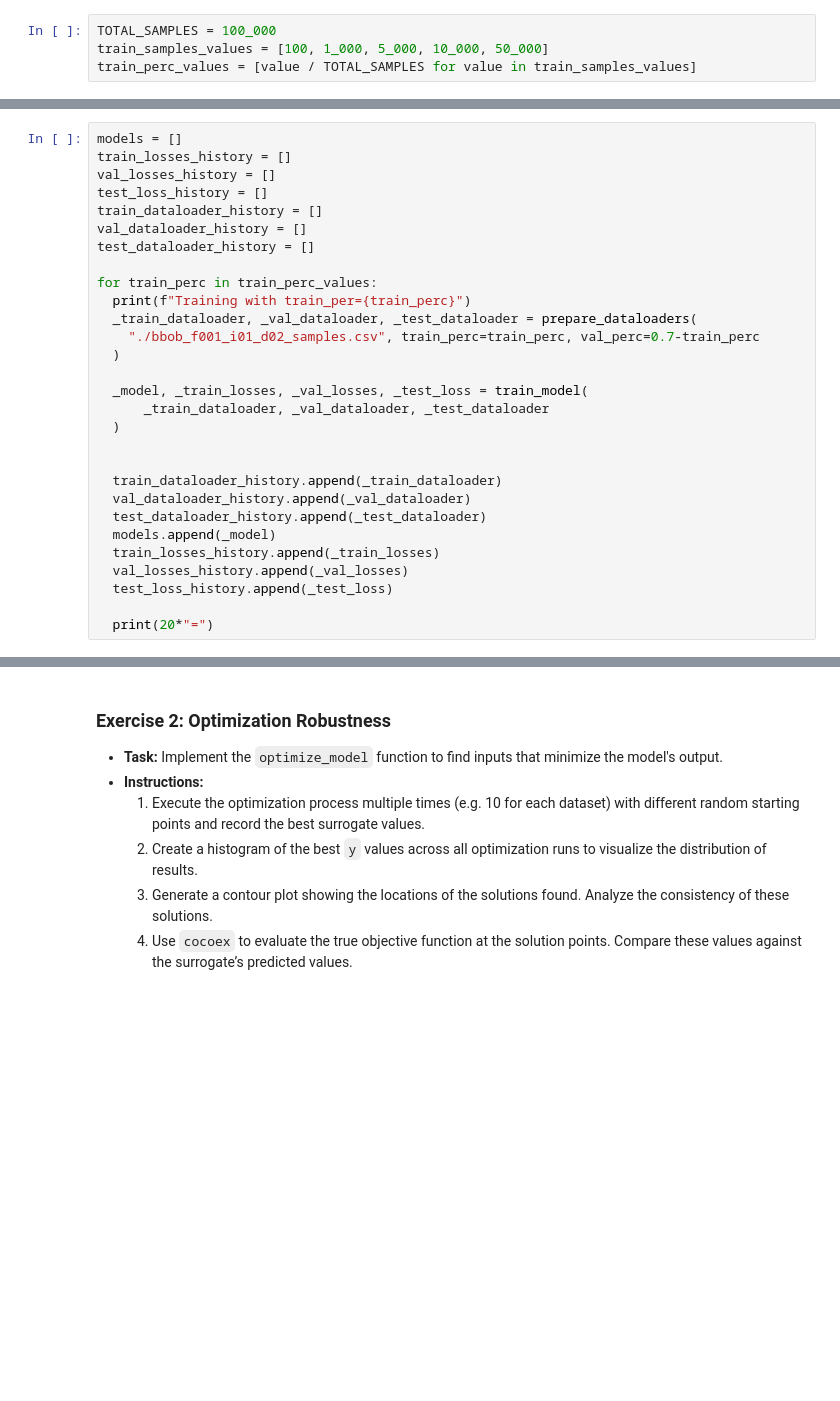
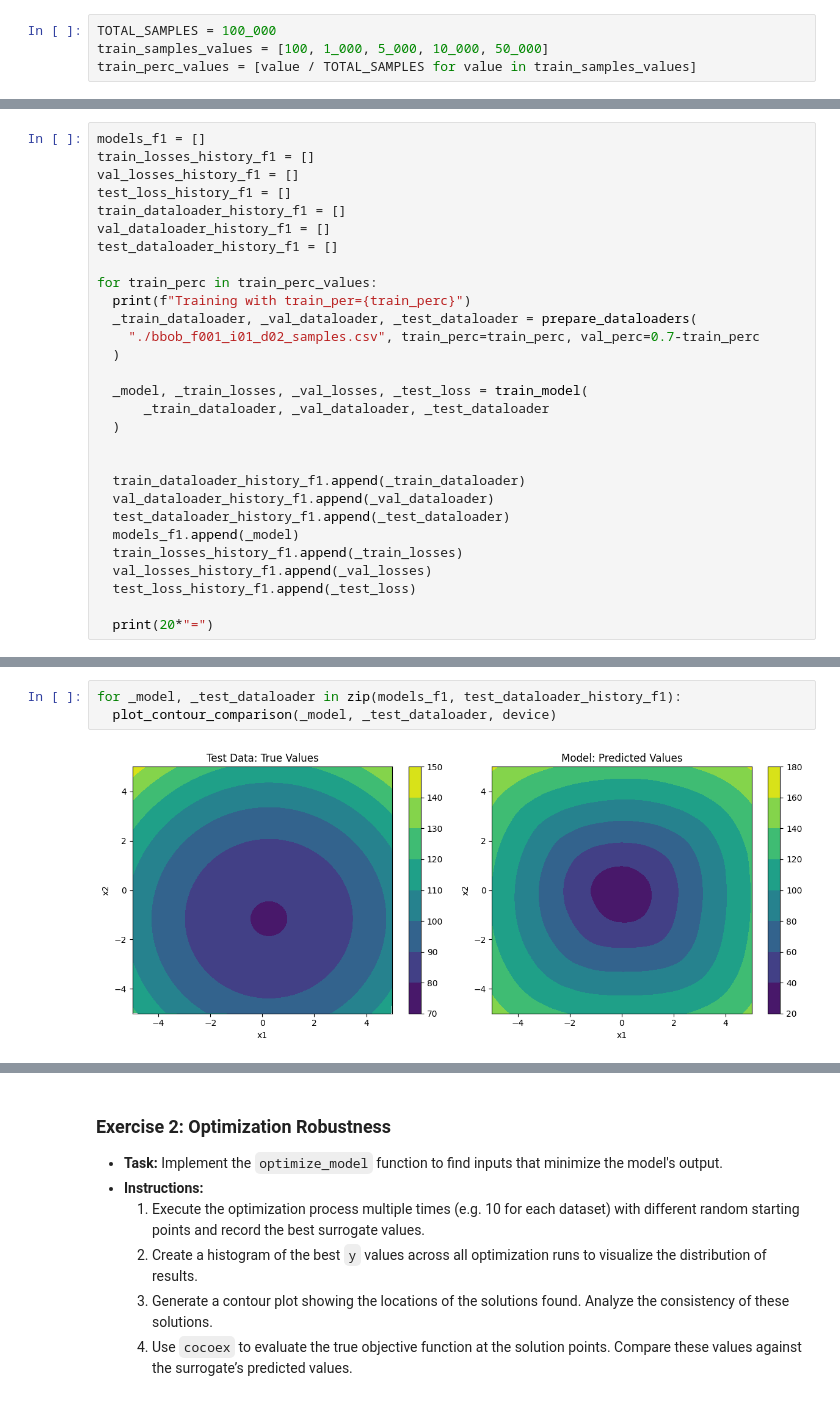
Before and after one commit to mateuszlampert/agh-stochastic-ml, a Jupyter notebook: lab4/instructions.ipynb, the cells around one changed output, grey strips where cells are left out. Saved outputs shown, nothing was run; the diff lists cells and outputs as text; blank space fills up the shorter version.

```diff
--- a/lab4/instructions.ipynb
+++ b/lab4/instructions.ipynb
@@ -456,11 +459,11 @@ for _model, _test_dataloader in zip(models, test_dataloader_history):
 # %%
-models = []
-train_losses_history = []
-val_losses_history = []
-test_loss_history = []
-train_dataloader_history = []
-val_dataloader_history = []
-test_dataloader_history = []
+models_f1 = []
+train_losses_history_f1 = []
+val_losses_history_f1 = []
+test_loss_history_f1 = []
+train_dataloader_history_f1 = []
+val_dataloader_history_f1 = []
+test_dataloader_history_f1 = []
 
 for train_perc in train_perc_values:
   print(f"Training with train_per={train_perc}")
@@ -473,13 +476,13 @@ for train_perc in train_perc_values:
   )
 
 
-  train_dataloader_history.append(_train_dataloader)
-  val_dataloader_history.append(_val_dataloader)
-  test_dataloader_history.append(_test_dataloader)
-  models.append(_model)
-  train_losses_history.append(_train_losses)
-  val_losses_history.append(_val_losses)
-  test_loss_history.append(_test_loss)
+  train_dataloader_history_f1.append(_train_dataloader)
+  val_dataloader_history_f1.append(_val_dataloader)
+  test_dataloader_history_f1.append(_test_dataloader)
+  models_f1.append(_model)
+  train_losses_history_f1.append(_train_losses)
+  val_losses_history_f1.append(_val_losses)
+  test_loss_history_f1.append(_test_loss)
 
   print(20*"=")
 # %% [output]
@@ -493,0 +506,5 @@ Epoch 70/100, Train Loss: 443.4769, Val Loss: 474.8220
+# %%
+for _model, _test_dataloader in zip(models_f1, test_dataloader_history_f1):
+  plot_contour_comparison(_model, _test_dataloader, device)
+# %% [output]
+[figure, added]
```
Also changed, not shown: parts of 16 cells of this notebook.
